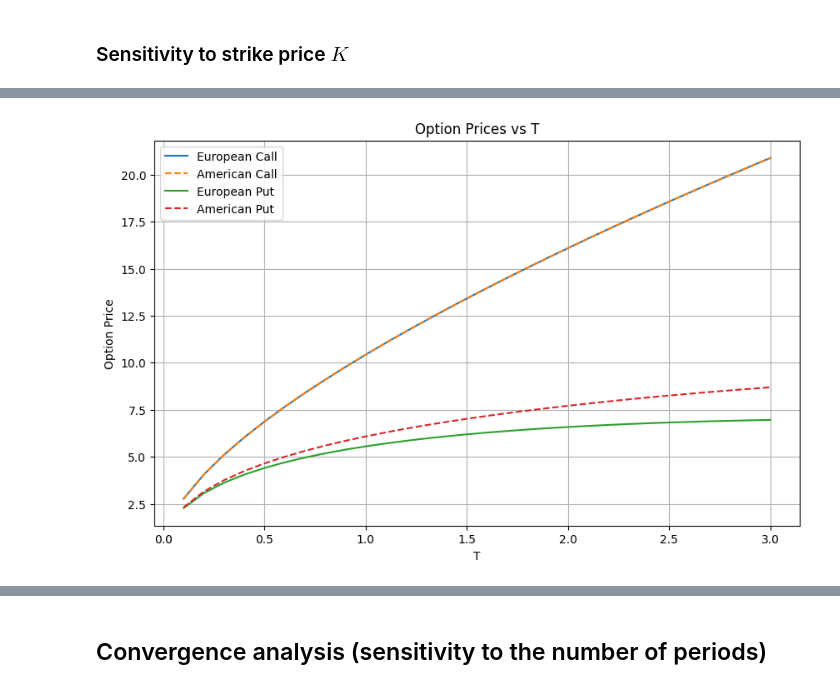
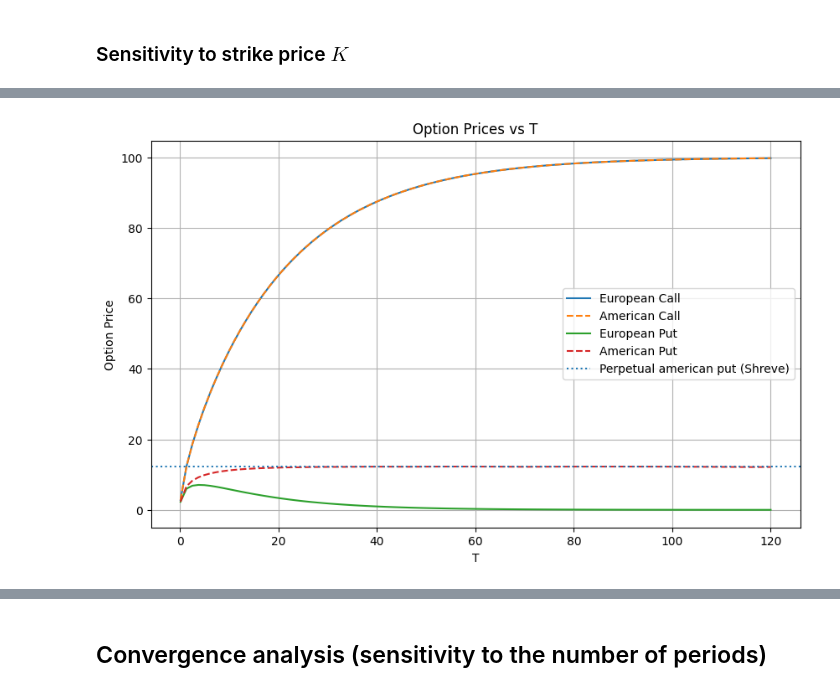
Before and after one commit to AleksyBalazinski/option-pricing, a Jupyter notebook: analysis.ipynb, the cells around one changed output, grey strips where cells are left out. Cells and saved outputs as stored; diff of their text form; code cells hidden in the pictures.

```diff
--- a/analysis.ipynb
+++ b/analysis.ipynb
@@ -106,5 +106,14 @@ BASE_K = 100
 BASE_T = 1.0
 BASE_R = 0.05
 BASE_SIGMA = 0.20
-BASE_N = 100
+BASE_N = 500
+
+K_eq_S0_params = {
+    'S0': BASE_S0,
+    'K': BASE_K,
+    'T': BASE_T,
+    'r': BASE_R,
+    'sigma': BASE_SIGMA,
+    'N': BASE_N
+}
 # %%
@@ -159,4 +238,16 @@ analyze_sensitivity('K', np.linspace(50, 150, 50))
+# %%
+# souce: Shreve, Stochastic Calculus for Finance, ch. 8.3 (Perpetual American Put)
+def perpetual_american_put(S0, K, r, sigma):
+    S_star = (2 * r) / (2 * r + sigma**2) * K
+    continuation_value = (K - S_star) * (S_star / S0)**(2 * r / sigma**2)
+    immediate_exercise_value = K - S0
+
+    return immediate_exercise_value if S0 <= S_star else continuation_value
 # %%
-analyze_sensitivity('T', np.linspace(0.1, 3.0, 30))
+lim_ame_put_price = perpetual_american_put(BASE_S0, BASE_K, BASE_R, BASE_SIGMA)
+ax = analyze_sensitivity('T', np.linspace(0.1, 120.0, 100), K_eq_S0_params)
+ax.axhline(y=lim_ame_put_price, linestyle=':', label='Perpetual American put (Shreve)')
+ax.legend()
+plt.show()
 # %% [output]
-[figure, old version]
+[figure, new version]
```
Also changed, not shown: parts of 25 cells of this notebook.
